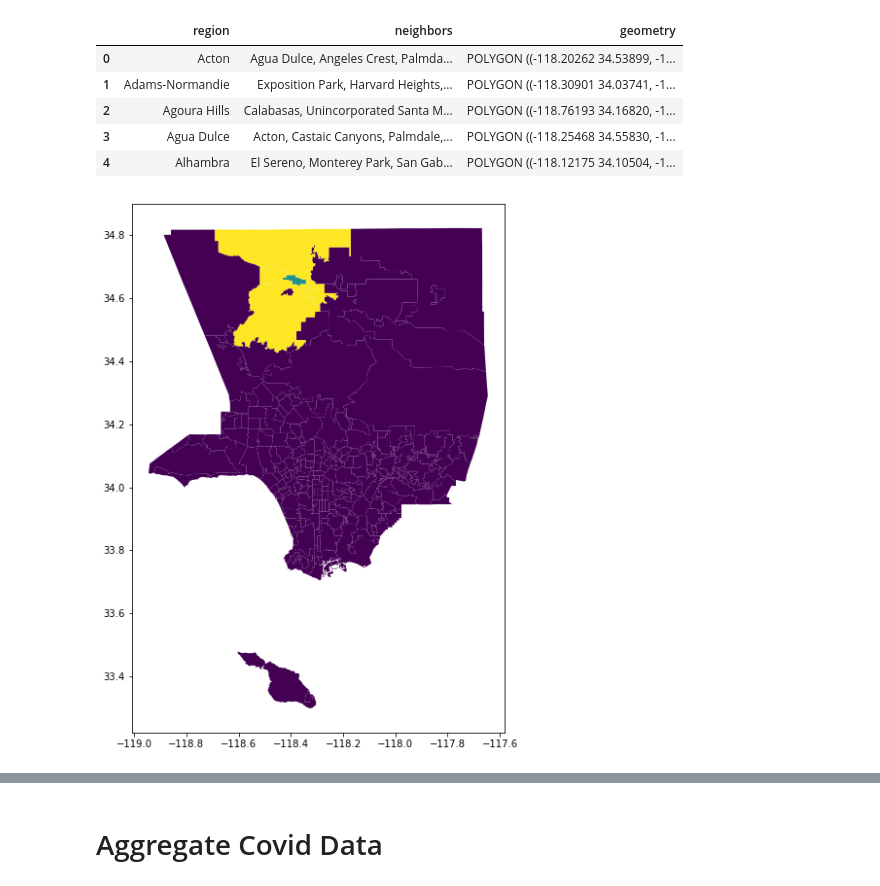
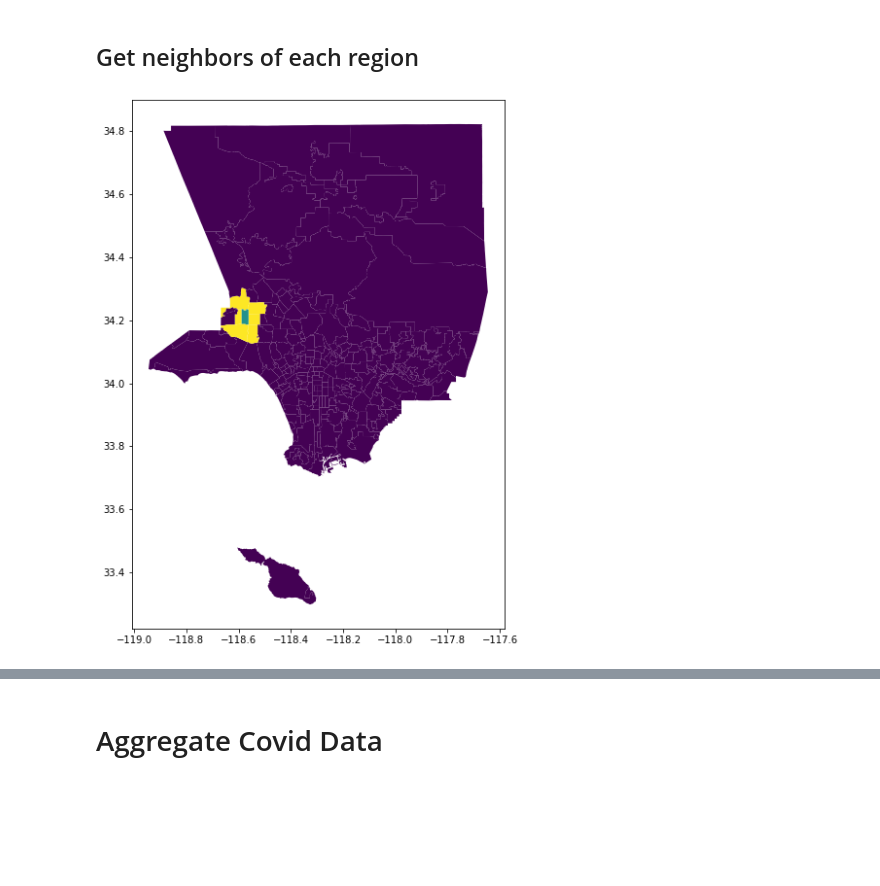
Before and after one commit to kaushiktandon/COVID-19-LA-Neighborhood-Case-Prediction, a Jupyter notebook: code/covid_cases_data_processing.ipynb, the cells around one changed output, grey strips where cells are left out. Drawn from its saved outputs; the diff is of its cells as text; code cells hidden in the pictures; blank space fills up the shorter version.

Commit message:
filter bordering cities

```diff
--- a/code/covid_cases_data_processing.ipynb
+++ b/code/covid_cases_data_processing.ipynb
@@ -21,5 +39,9 @@ import numpy as np
 # %%
 # la_shapes = gpd.read_file("shape/la_shape.shp") # L.A. County neighborhoods shapefile
 la_shapes = gpd.read_file("shape/la_shape.shp") # L.A. County neighborhoods shapefile
-la_shapes.head()
+la_filtered = la_shapes.rename(columns={'name':'region'})
+la_filtered["neighbors"] = None  # add NEIGHBORS column
+la_filtered["plot_col"] = 0 # Column used to graph neighbors
+la_filtered = la_filtered[['region','geometry','neighbors','plot_col']]
+la_filtered.head()
 # %% [output]
@@ -51,0 +56,17 @@ def graph_region(df, region):
+# %%
+# Create a polygon that covers the entire la county region
+cover = gpd.GeoSeries(Polygon([(-120.2,35.5), (-120.2,33), (-117,33), (-117,35.5)])).set_crs(epsg=4269)
+# Remove Catalina Island since it is an island which has no neighbors
+la_noisland = la_filtered[la_filtered['region']!='Unincorporated Catalina Island']
+# Remove small holes within the la county unary union polygon
+no_holes = MultiPolygon(Polygon(p.exterior) for p in la_noisland.geometry.unary_union)
+no_holes_series = gpd.GeoSeries(no_holes).set_crs(epsg=4269)
+# Subtract la county from the covering polygon
+diff = gpd.GeoSeries.difference(cover, no_holes_series)
+# We can find the cities that are touching 'diff' to locate border cities
+diff.plot(figsize=(5,5))
+# Get neighbors of diff to obtain bordered regions
+border_regions = la_filtered[~la_filtered.geometry.disjoint(diff[0])].region.tolist()
+la_filtered.loc[len(la_filtered)] = ["COVER", diff[0], ", ".join(border_regions), 0]
+graph_neighbors(la_filtered, 'COVER')
+la_filtered = la_filtered[:-1]
@@ -52,26 +76,14 @@ def graph_region(df, region):
+# %% [markdown]
+## Get neighbors of each region
 # %%
-### Get neighbors of every city
-la_neighbors = la_shapes.rename(columns={'name':'region'})
-la_neighbors["neighbors"] = None  # add NEIGHBORS column
-la_neighbors["plot_col"] = 0 # Column used to graph neighbors
-la_neighbors = la_neighbors[['region','geometry','neighbors','plot_col']]
-
-for index, row in la_neighbors.iterrows():
+for index, row in la_filtered.iterrows():
     # Get neighboring cities
-    neighbors = la_neighbors[~la_neighbors.geometry.disjoint(row.geometry)].region.tolist()
+    neighbors = la_filtered[~la_filtered.geometry.disjoint(row.geometry)].region.tolist()
     # Remove own name from list
     if row['region'] in neighbors:
         neighbors.remove(row['region'])
-    la_neighbors.at[index, "neighbors"] = ", ".join(neighbors)
-# la_neighbors.head()
-graph_neighbors(la_neighbors, 70)
-la_neighbors = la_neighbors[['region','neighbors','geometry']]
-la_neighbors.head()
+    la_filtered.at[index, "neighbors"] = ", ".join(neighbors)
+graph_neighbors(la_filtered, 'Winnetka')
+la_filtered = la_filtered[['region','neighbors','geometry']]
 # %% [output]
-|  | region | neighbors | geometry |
-| 0 | Acton | Agua Dulce, Angeles Crest, Palmda... | POLYGON ((-118.20262 34.53899, -1... |
-| 1 | Adams-Normandie | Exposition Park, Harvard Heights,... | POLYGON ((-118.30901 34.03741, -1... |
-| 2 | Agoura Hills | Calabasas, Unincorporated Santa M... | POLYGON ((-118.76193 34.16820, -1... |
-| 3 | Agua Dulce | Acton, Castaic Canyons, Palmdale,... | POLYGON ((-118.25468 34.55830, -1... |
-| 4 | Alhambra | El Sereno, Monterey Park, San Gab... | POLYGON ((-118.12175 34.10504, -1... |
-[figure, old version]
+[figure, new version]
```
Also changed, not shown: parts of 23 cells of this notebook, 20 other files.
